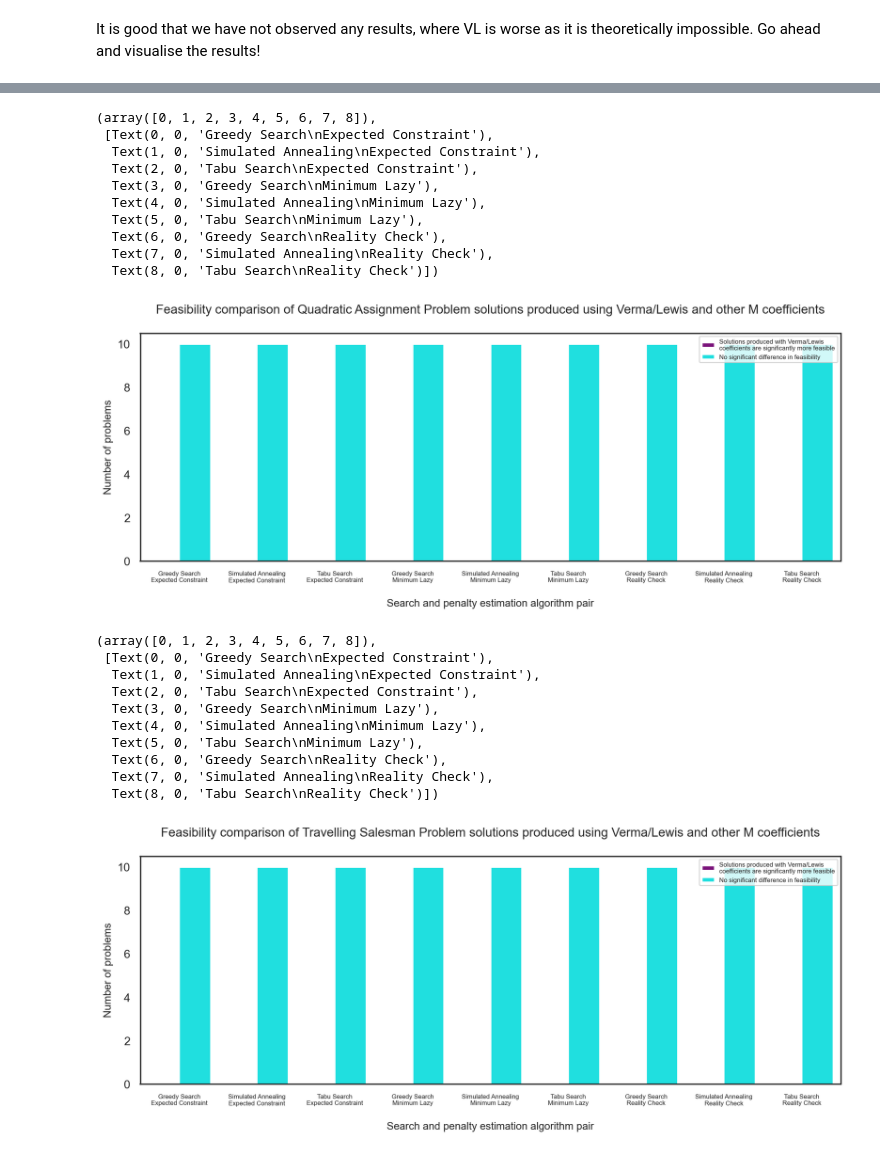
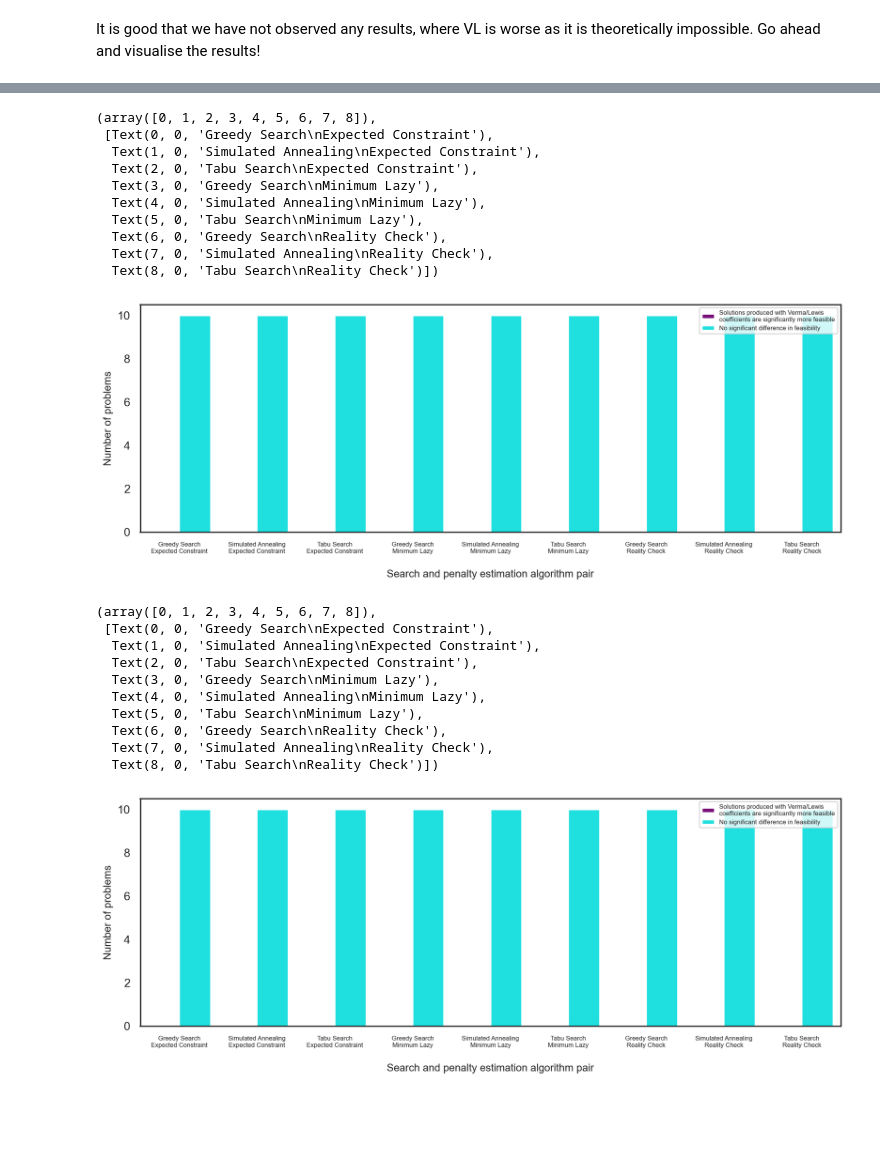
Before and after one commit to rienath/Estimating-Penalty-Coefficients-for-QUBO-Problems, a Jupyter notebook: Project and Deliverables/Implementation/Notebooks/Statistical Significance.ipynb, the cells around one changed output, grey strips where cells are left out. Saved outputs shown, nothing was run; the diff lists cells and outputs as text; code cells hidden in the pictures; blank space fills up the shorter version.

```diff
--- a/Project and Deliverables/Implementation/Notebooks/Statistical Significance.ipynb
+++ b/Project and Deliverables/Implementation/Notebooks/Statistical Significance.ipynb
@@ -349,8 +294,12 @@ significance_test(qap_vl_greedy_2, qap_vl_sa_2, qap_vl_tabu_2, qap_ml_greedy, qa
 | t-statistic | NaN | NaN | NaN |
 | p-value | NaN | NaN | NaN |
 # %%
-qa_lazy_sig = detailed_significance_test(qap_vl_greedy_2, qap_vl_sa_2,
-                                         qap_vl_tabu_2, qap_ml_greedy, qap_ml_sa, qap_ml_tabu)
+qa_lazy_sig = Table.detailed_significance_test(qap_vl_greedy_2,
+                                               qap_vl_sa_2,
+                                               qap_vl_tabu_2,
+                                               qap_ml_greedy,
+                                               qap_ml_sa,
+                                               qap_ml_tabu)
 qa_lazy_sig
 # %% [output]
 |  | Greedy Algorithm t-statistic | Greedy Algorithm p-value | Simulated Annealing t-statistic | Simulated Annealing p-value | ... |
@@ -374,8 +323,12 @@ significance_test(qap_vl_greedy_3, qap_vl_sa_3, qap_vl_tabu_3, qap_vlrc_greedy,
 | t-statistic | NaN | NaN | NaN |
 | p-value | NaN | NaN | NaN |
 # %%
-qa_check_sig = detailed_significance_test(qap_vl_greedy_3, qap_vl_sa_3,
-                                          qap_vl_tabu_3, qap_vlrc_greedy, qap_vlrc_sa, qap_vlrc_tabu)
+qa_check_sig = Table.detailed_significance_test(qap_vl_greedy_3,
+                                                qap_vl_sa_3,
+                                                qap_vl_tabu_3,
+                                                qap_vlrc_greedy,
+                                                qap_vlrc_sa,
+                                                qap_vlrc_tabu)
 qa_check_sig
 # %% [output]
 |  | Greedy Algorithm t-statistic | Greedy Algorithm p-value | Simulated Annealing t-statistic | Simulated Annealing p-value | ... |
@@ -519,21 +496,21 @@ tsl_check_sig
 # %% [markdown]
 Let's have a look, where VL was better, where it was worse and where no significant difference was observed. We first need to calculate that.
 # %%
-mk_expected_summary = find_best(mk_expected_sig)
-mk_lazy_summary = find_best(mk_lazy_sig)
-mk_check_summary = find_best(mk_ckeck_sig)
+mk_expected_summary = Table.find_best_significance(mk_expected_sig)
+mk_lazy_summary = Table.find_best_significance(mk_lazy_sig)
+mk_check_summary = Table.find_best_significance(mk_ckeck_sig)
 
-qa_expected_summary = find_best(qa_expected_sig)
-qa_lazy_summary = find_best(qa_lazy_sig)
-qa_check_summary = find_best(qa_check_sig)
+qa_expected_summary = Table.find_best_significance(qa_expected_sig)
+qa_lazy_summary = Table.find_best_significance(qa_lazy_sig)
+qa_check_summary = Table.find_best_significance(qa_check_sig)
 
-tss_expected_summary = find_best(tss_expected_sig)
-tss_lazy_summary = find_best(tss_lazy_sig)
-tss_check_summary = find_best(tss_check_sig)
+tss_expected_summary = Table.find_best_significance(tss_expected_sig)
+tss_lazy_summary = Table.find_best_significance(tss_lazy_sig)
+tss_check_summary = Table.find_best_significance(tss_check_sig)
 
-tsl_expected_summary = find_best(tsl_expected_sig)
-tsl_lazy_summary = find_best(tsl_lazy_sig)
-tsl_check_summary = find_best(tsl_check_sig)
+tsl_expected_summary = Table.find_best_significance(tsl_expected_sig)
+tsl_lazy_summary = Table.find_best_significance(tsl_lazy_sig)
+tsl_check_summary = Table.find_best_significance(tsl_check_sig)
 # %% [markdown]
 ## Multiple Knapsack
 # %%
@@ -815,35 +794,35 @@ sns.set(style='white')
 plt.figure(figsize=(12, 4), dpi=200)
 
 #create grouped bar chart
 sns.barplot(x='Algorithm Combo', y='Number', hue='Type', data=qa,
             palette=['darkmagenta', 'cyan'])
 
 #add overall title
-plt.title('Feasibility comparison of Quadratic Assignment Problem solutions produced using Verma/Lewis and other M coefficients\n', fontsize=12)
+#plt.title('Feasibility comparison of Quadratic Assignment Problem solutions produced using Verma/Lewis and other M coefficients\n', fontsize=12)
 
 legend = plt.legend(fontsize=6)
 legend.get_texts()[0].set_text('Solutions produced with Verma/Lewis\ncoefficients are significantly more feasible')
 legend.get_texts()[1].set_text('No significant difference in feasibility')
 
 #add axis titles
 plt.xlabel('\nSearch and penalty estimation algorithm pair', fontsize=10)
 plt.ylabel('Number of problems', fontsize=10)
 
 
 #rotate x-axis labels
 plt.xticks(rotation=0, fontsize=6)
 # %% [output]
 (array([0, 1, 2, 3, 4, 5, 6, 7, 8]),
  [Text(0, 0, 'Greedy Search\nExpected Constraint'),
   Text(1, 0, 'Simulated Annealing\nExpected Constraint'),
   Text(2, 0, 'Tabu Search\nExpected Constraint'),
   Text(3, 0, 'Greedy Search\nMinimum Lazy'),
   Text(4, 0, 'Simulated Annealing\nMinimum Lazy'),
   Text(5, 0, 'Tabu Search\nMinimum Lazy'),
   Text(6, 0, 'Greedy Search\nReality Check'),
   Text(7, 0, 'Simulated Annealing\nReality Check'),
   Text(8, 0, 'Tabu Search\nReality Check')])
-[figure, old version]
+[figure, new version]
 # %%
 #set seaborn plotting aesthetics
 plt.rc('text', usetex=False)
@@ -855,7 +834,7 @@ sns.barplot(x='Algorithm Combo', y='Number', hue='Type', data=ts,
             palette=['darkmagenta', 'cyan'])
 
 #add overall title
-plt.title('Feasibility comparison of Travelling Salesman Problem solutions produced using Verma/Lewis and other M coefficients\n', fontsize=12)
+#plt.title('Feasibility comparison of Travelling Salesman Problem solutions produced using Verma/Lewis and other M coefficients\n', fontsize=12)
 
 legend = plt.legend(fontsize=6)
 legend.get_texts()[0].set_text('Solutions produced with Verma/Lewis\ncoefficients are significantly more feasible')
@@ -879,4 +858,4 @@ plt.xticks(rotation=0, fontsize=6)
   Text(6, 0, 'Greedy Search\nReality Check'),
   Text(7, 0, 'Simulated Annealing\nReality Check'),
   Text(8, 0, 'Tabu Search\nReality Check')])
-[figure, old version]
+[figure, new version]
```
Also changed, not shown: parts of 29 cells of this notebook, 1 other file.
